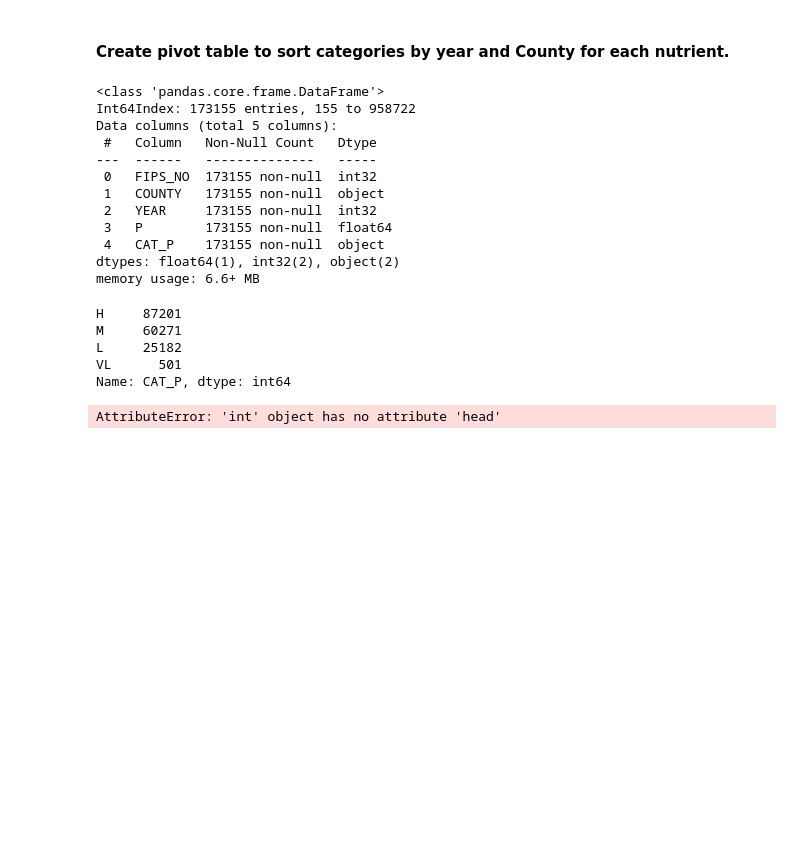
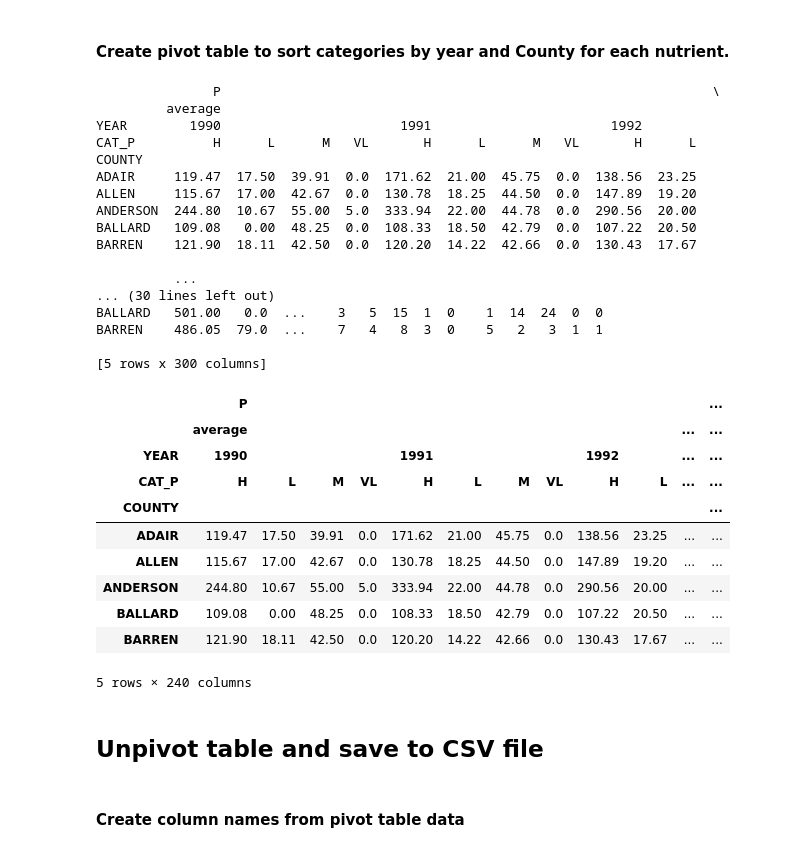
Before and after one commit to genehahn48/soiltest, a Jupyter notebook: soildata.ipynb, the cells around one changed output. Saved outputs shown, nothing was run; the diff lists cells and outputs as text; code cells hidden in the pictures; blank space fills up the shorter version.

```diff
--- a/soildata.ipynb
+++ b/soildata.ipynb
@@ -385,33 +388,42 @@ df_corn_k.head()
 # %% [markdown]
 #### Create pivot table to sort categories by year and County for each nutrient.
-# %%
-df_corn_p.head()
-df_corn_p.info()
-# %% [output]
-<class 'pandas.core.frame.DataFrame'>
-Int64Index: 173155 entries, 155 to 958722
-Data columns (total 5 columns):
- #   Column   Non-Null Count   Dtype
----  ------   --------------   -----
- 0   FIPS_NO  173155 non-null  int32
- 1   COUNTY   173155 non-null  object
- 2   YEAR     173155 non-null  int32
- 3   P        173155 non-null  float64
- 4   CAT_P    173155 non-null  object
-dtypes: float64(1), int32(2), object(2)
-memory usage: 6.6+ MB
-# %%
-df_corn_p['CAT_P'].value_counts()
-# %% [output]
-H     87201
-M     60271
-L     25182
-VL      501
-Name: CAT_P, dtype: int64
 # %%
-df_corn_p = np.count_nonzero( df_corn_p.pivot_table(index='FIPS_NO', columns=['YEAR', 'CAT_P'], aggfunc=lambda x:x.value_counts().count()))
-df_corn_k = np.round( df_corn_k.pivot_table(index='FIPS_NO', columns=['YEAR', 'CAT_K'], values=['K']) ,0)
+warnings.filterwarnings("ignore")
+df_corn_p = np.round( df_corn_p.pivot_table(index='COUNTY', columns=['YEAR', 'CAT_P'], values=['P'],aggfunc=(np.average,len),fill_value=0),2)
+df_corn_k = np.round( df_corn_k.pivot_table(index='COUNTY', columns=['YEAR', 'CAT_K'], values=['K'],aggfunc=(np.average,len),fill_value=0),2)
 print(df_corn_p.head())
 print(df_corn_k.head())
+df_corn_p.head()
 # %% [output]
-AttributeError: 'int' object has no attribute 'head'
+               P                                                               \
+         average
+YEAR        1990                       1991                       1992
+CAT_P          H      L      M   VL       H      L      M   VL       H      L
+COUNTY
+ADAIR     119.47  17.50  39.91  0.0  171.62  21.00  45.75  0.0  138.56  23.25
+ALLEN     115.67  17.00  42.67  0.0  130.78  18.25  44.50  0.0  147.89  19.20
+ANDERSON  244.80  10.67  55.00  5.0  333.94  22.00  44.78  0.0  290.56  20.00
+BALLARD   109.08   0.00  48.25  0.0  108.33  18.50  42.79  0.0  107.22  20.50
+BARREN    121.90  18.11  42.50  0.0  120.20  14.22  42.66  0.0  130.43  17.67
+
+          ...
+... (30 lines left out)
+BALLARD   501.00   0.0  ...    3   5  15  1  0    1  14  24  0  0
+BARREN    486.05  79.0  ...    7   4   8  3  0    5   2   3  1  1
+
+[5 rows x 300 columns]
+|  | P |  |  |  |  |  |  |  |  |  |  | ... |
+|  | average |  |  |  |  |  |  |  |  |  | ... | ... |
+| YEAR | 1990 |  |  |  | 1991 |  |  |  | 1992 |  | ... | ... |
+| CAT_P | H | L | M | VL | H | L | M | VL | H | L | ... | ... |
+| COUNTY |  |  |  |  |  |  |  |  |  |  |  | ... |
+| ADAIR | 119.47 | 17.50 | 39.91 | 0.0 | 171.62 | 21.00 | 45.75 | 0.0 | 138.56 | 23.25 | ... | ... |
+| ALLEN | 115.67 | 17.00 | 42.67 | 0.0 | 130.78 | 18.25 | 44.50 | 0.0 | 147.89 | 19.20 | ... | ... |
+| ANDERSON | 244.80 | 10.67 | 55.00 | 5.0 | 333.94 | 22.00 | 44.78 | 0.0 | 290.56 | 20.00 | ... | ... |
+| BALLARD | 109.08 | 0.00 | 48.25 | 0.0 | 108.33 | 18.50 | 42.79 | 0.0 | 107.22 | 20.50 | ... | ... |
+| BARREN | 121.90 | 18.11 | 42.50 | 0.0 | 120.20 | 14.22 | 42.66 | 0.0 | 130.43 | 17.67 | ... | ... |
+5 rows × 240 columns
+# %% [markdown]
+## Unpivot table and save to CSV file
+# %% [markdown]
+#### Create column names from pivot table data
```
Also changed, not shown: parts of 7 cells of this notebook, 1 other file.
